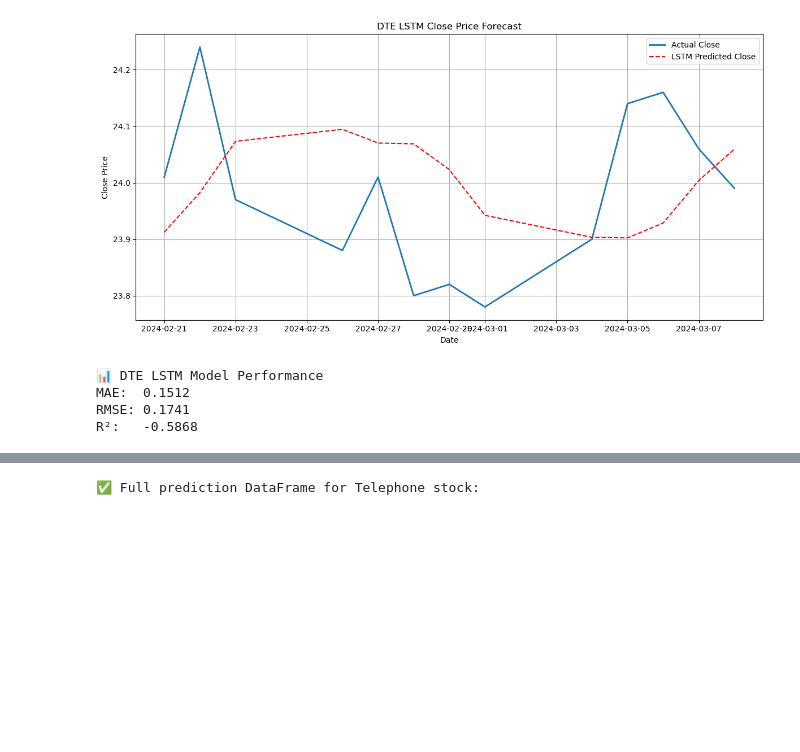
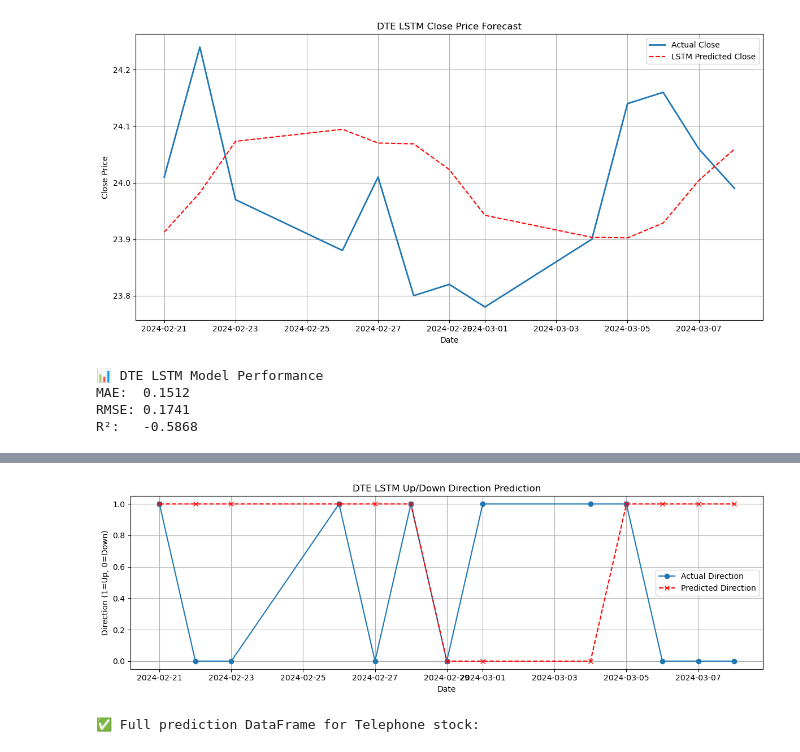
Before and after one commit to lucaluisadjei/pythongermanstocks, a Jupyter notebook: python_project copy.ipynb, the cells around one changed output, grey strips where cells are left out. Drawn from its saved outputs; the diff is of its cells as text; code cells hidden in the pictures; blank space fills up the shorter version.

```diff
--- a/python_project copy.ipynb
+++ b/python_project copy.ipynb
@@ -593,3 +784,98 @@ WARNING:tensorflow:6 out of the last 6 calls to <function Model.make_predict_fun
 MAE:  0.1512
 RMSE: 0.1741
 R²:   -0.5868
+# %%
+import pandas as pd
+import numpy as np
+import matplotlib.pyplot as plt
+from sklearn.preprocessing import MinMaxScaler
+from sklearn.metrics import accuracy_score, precision_score, recall_score
+from tensorflow.keras.models import Sequential
+from tensorflow.keras.layers import LSTM, Dense
+from tensorflow.keras.optimizers import Adam
+
+# Step 1: Prepare the data
+dte_training.index = pd.to_datetime(dte_training.index)
+dte_testing.index = pd.to_datetime(dte_testing.index)
+
+df = pd.concat([dte_training, dte_testing])
+df = df[['Close']].copy()
+df = df[~df.index.duplicated()]
+
+# Step 2: Feature engineering
+df['log_return'] = np.log(df['Close'] / df['Close'].shift(1))
+df['volatility'] = df['log_return'].rolling(5).std()
+df['momentum'] = df['Close'] - df['Close'].shift(3)
+df['target'] = (df['Close'].shift(-1) > df['Close']).astype(int)
+df.dropna(inplace=True)
+
+# Normalize input features only
+feature_scalers = {}
+for col in ['log_return', 'volatility', 'momentum']:
+    scaler = MinMaxScaler()
+    df[f'scaled_{col}'] = scaler.fit_transform(df[[col]])
+    feature_scalers[col] = scaler
+
+# Define features & target
+features = ['scaled_log_return', 'scaled_volatility', 'scaled_momentum']
+lookback = 5
+
+# Create sequences
+def create_sequences(data, target_col, lookback):
+    X, y, dates = [], [], []
+    for i in range(lookback, len(data)):
+        X.append(data[features].iloc[i - lookback:i].values)
+        y.append(data[target_col].iloc[i])
+        dates.append(data.index[i])
+    return np.array(X), np.array(y), dates
+
+X_all, y_all, all_dates = create_sequences(df, 'target', lookback)
+
+# Split train/test
+cutoff = dte_training.index[-1]
+train_mask = np.array(all_dates) <= cutoff
+test_mask = np.array(all_dates) > cutoff
+
+X_train, y_train = X_all[train_mask], y_all[train_mask]
+X_test, y_test = X_all[test_mask], y_all[test_mask]
+test_dates = np.array(all_dates)[test_mask]
+
+# Reshape
+X_train = X_train.reshape((X_train.shape[0], lookback, len(features)))
+X_test = X_test.reshape((X_test.shape[0], lookback, len(features)))
+
+# Step 3: Build LSTM model
+model = Sequential([
+    LSTM(64, return_sequences=True, input_shape=(lookback, len(features))),
+    LSTM(32),
+    Dense(1, activation='sigmoid')  # binary classification
+])
+model.compile(optimizer=Adam(learning_rate=0.001), loss='binary_crossentropy', metrics=['accuracy'])
+model.fit(X_train, y_train, epochs=50, batch_size=16, verbose=0)
+
+# Step 4: Predict
+y_pred_prob = model.predict(X_test)
+y_pred_class = (y_pred_prob > 0.5).astype(int).flatten()
+
+# Step 5: Evaluation
+acc = accuracy_score(y_test, y_pred_class)
+prec = precision_score(y_test, y_pred_class)
+rec = recall_score(y_test, y_pred_class)
+
+print("📊 DTE LSTM Classifier Performance (Up/Down)")
+print(f"Accuracy : {acc:.4f}")
+print(f"Precision: {prec:.4f}")
+print(f"Recall   : {rec:.4f}")
+
+# Step 6: Plot direction vs actual
+plt.figure(figsize=(12, 4))
+plt.plot(test_dates, y_test, label='Actual Direction', marker='o')
+plt.plot(test_dates, y_pred_class, label='Predicted Direction', linestyle='--', marker='x', color='red')
+plt.title('DTE LSTM Up/Down Direction Prediction')
+plt.xlabel('Date')
+plt.ylabel('Direction (1=Up, 0=Down)')
+plt.legend()
+plt.grid(True)
+plt.tight_layout()
+plt.show()
+# %% [output]
@@ -596,3 +904,4 @@ R²:   -0.5868
+[figure, added]
 # %%
 import pandas as pd
 from xgboost import XGBRegressor
```
Also changed, not shown: parts of 3 cells of this notebook.
